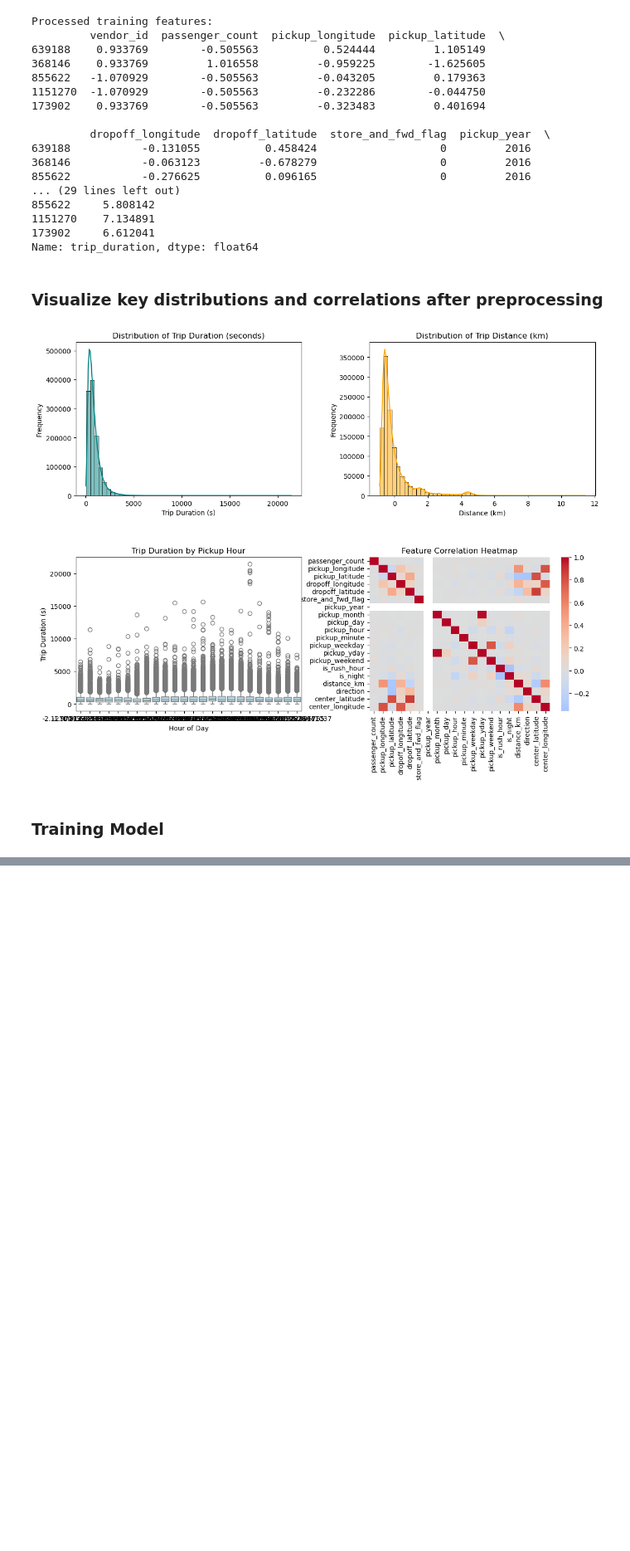
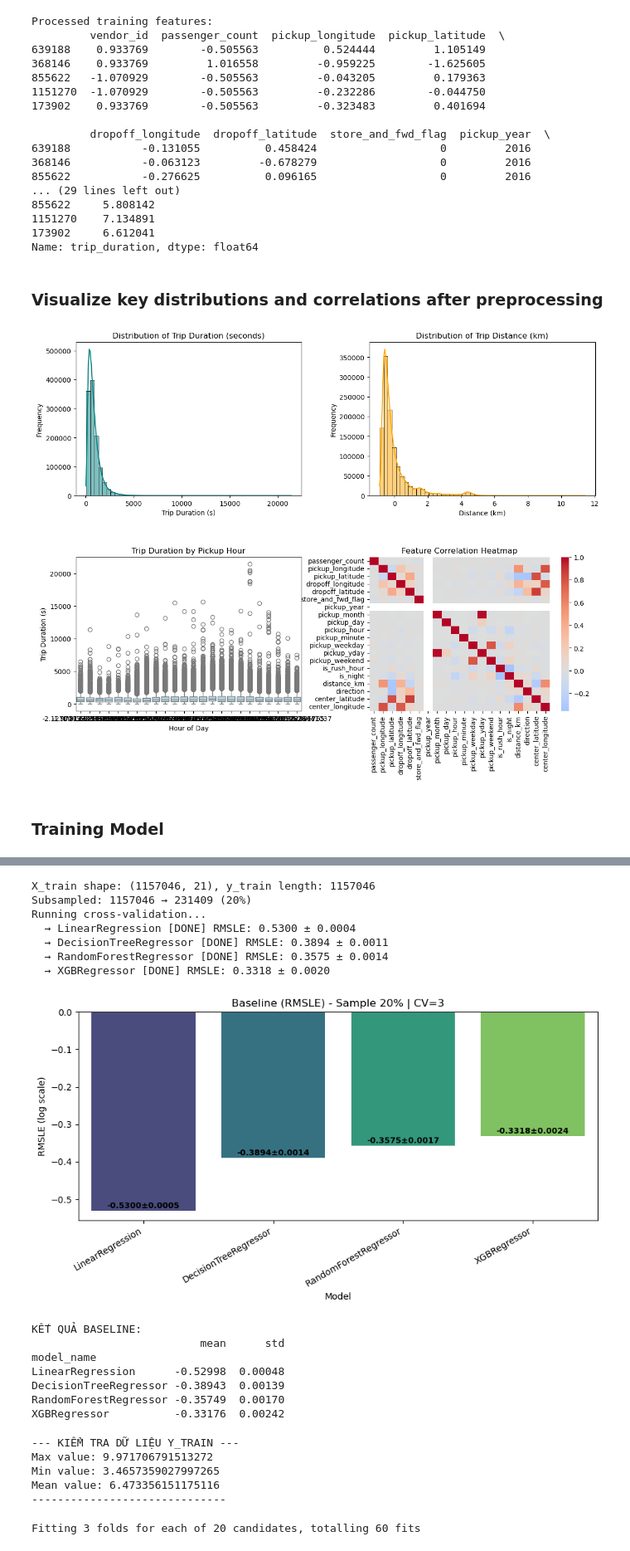
Before and after one commit to khangbkk23/TaxiDurationInNYCPrediction, a Jupyter notebook: notebooks/pipeline.ipynb, the cells around one changed output, grey strips where cells are left out. Shown at 83% size. Drawn from its saved outputs; the diff is of its cells as text; code cells hidden in the pictures; blank space fills up the shorter version.

```diff
--- a/notebooks/pipeline.ipynb
+++ b/notebooks/pipeline.ipynb
@@ -193,6 +193,27 @@ def clean_data(df):
     return df
 # %% [markdown]
 ### Preprocessing function
+# %%
+features = [
+    'vendor_id', 'passenger_count',
+    'pickup_longitude', 'pickup_latitude',
+    'dropoff_longitude', 'dropoff_latitude',
+    'store_and_fwd_flag',
+    'pickup_year', 'pickup_month', 'pickup_day', 'pickup_hour',
+    'pickup_minute', 'pickup_weekday', 'pickup_yday', 'pickup_weekend',
+    'is_rush_hour', 'is_night',
+    'distance_km', 'direction',
+    'center_latitude', 'center_longitude'
+]
+
+numerical_cols = [
+    'vendor_id', 'passenger_count',
+    'pickup_longitude', 'pickup_latitude',
+    'dropoff_longitude', 'dropoff_latitude',
+    'pickup_hour', 'pickup_weekday', 'pickup_month',
+    'distance_km', 'direction',
+    'center_latitude', 'center_longitude'
+]
 # %%
 def preprocessing(df: pd.DataFrame, scale=True, random_state=42) -> tuple:
 
@@ -373,10 +389,7 @@ from xgboost import XGBRegressor
 from sklearn.tree import DecisionTreeRegressor
 from sklearn.model_selection import KFold, cross_val_score
 from sklearn.metrics import make_scorer
-import numpy as np
-import pandas as pd
-import matplotlib.pyplot as plt
-import seaborn as sns
+
 import warnings
 warnings.filterwarnings('ignore')
 
@@ -447,37 +460,63 @@ def generate_baseline_results_regression(
         plt.show()
 
     return results
 
 # Đảm bảo X_train và y_train có cùng index
 print(f"X_train shape: {X_train.shape}, y_train length: {len(y_train)}")
 if isinstance(X_train, pd.DataFrame) and isinstance(y_train, pd.Series):
     if not X_train.index.equals(y_train.index):
         print("Resetting index để đồng bộ...")
         X_train = X_train.reset_index(drop=True)
         y_train = y_train.reset_index(drop=True)
 
-# Log transform
-y_train_log = np.log1p(y_train)
 
 models = [
     LinearRegression(n_jobs=-1),
     DecisionTreeRegressor(max_depth=12, random_state=42),
     RandomForestRegressor(n_estimators=50, max_depth=12, n_jobs=-1, random_state=42),
     XGBRegressor(n_estimators=50, max_depth=6, n_jobs=-1, tree_method='hist', random_state=42, verbosity=0)
 ]
 
 baseline_results = generate_baseline_results_regression(
     models=models,
     X=X_train,
-    y_log=y_train_log,
+    y_log=y_train,
     cv=3,
     n_jobs=-1,
-    sample_frac=0.2,  # 20% dữ liệu
+    sample_frac=0.2,
     plot_results=True
 )
 
 print("\nKẾT QUẢ BASELINE:")
 print(baseline_results)
+# %% [output]
+X_train shape: (1157046, 21), y_train length: 1157046
+Subsampled: 1157046 → 231409 (20%)
+Running cross-validation...
+  → LinearRegression [DONE] RMSLE: 0.5300 ± 0.0004
+  → DecisionTreeRegressor [DONE] RMSLE: 0.3894 ± 0.0011
+  → RandomForestRegressor [DONE] RMSLE: 0.3575 ± 0.0014
+  → XGBRegressor [DONE] RMSLE: 0.3318 ± 0.0020
+[figure, added]
+KẾT QUẢ BASELINE:
+                          mean      std
+model_name
+LinearRegression      -0.52998  0.00048
+DecisionTreeRegressor -0.38943  0.00139
+RandomForestRegressor -0.35749  0.00170
+XGBRegressor          -0.33176  0.00242
+# %%
+print("--- KIỂM TRA DỮ LIỆU Y_TRAIN ---")
+print(f"Max value: {y_train.max()}")
+print(f"Min value: {y_train.min()}")
+print(f"Mean value: {y_train.mean()}")
+print("-" * 30)
+# %% [output]
+--- KIỂM TRA DỮ LIỆU Y_TRAIN ---
+Max value: 9.971706791513272
+Min value: 3.4657359027997265
+Mean value: 6.473356151175116
+------------------------------
 # %%
 from sklearn.model_selection import RandomizedSearchCV
 from xgboost import XGBRegressor
@@ -485,12 +524,11 @@ from sklearn.metrics import make_scorer
 import numpy as np
 
 # Custom RMSLE scorer
-def rmsle(y_true, y_pred):
-    return np.sqrt(np.mean((np.log1p(y_pred) - np.log1p(y_true)) ** 2))
+# def rmsle(y_true, y_pred):
+#     return np.sqrt(np.mean((np.log1p(y_pred) - np.log1p(y_true)) ** 2))
 
-rmsle_scorer = make_scorer(rmsle, greater_is_better=False)
+# rmsle_scorer = make_scorer(rmsle, greater_is_better=False)
 
-# Mô hình
 xgb = XGBRegressor(
     objective='reg:squarederror',
     tree_method='hist',
@@ -512,14 +550,15 @@ param_dist = {
 search = RandomizedSearchCV(
     estimator=xgb,
     param_distributions=param_dist,
-    n_iter=20, # 20 tổ hợp ngẫu nhiên
-    scoring=rmsle_scorer,
+    n_iter=20,
+    scoring='neg_root_mean_squared_error',
     cv=3,
-    verbose=2,
+    verbose=1,
     n_jobs=-1,
     random_state=42
 )
 
 search.fit(X_train, y_train)
-print("\nBest RMSLE:", -search.best_score_)
-print("Best params:", search.best_params_)
+best_model = search.best_estimator_
+# %% [output]
+Fitting 3 folds for each of 20 candidates, totalling 60 fits
```
Also changed, not shown: parts of 8 cells of this notebook, 10 other files.
